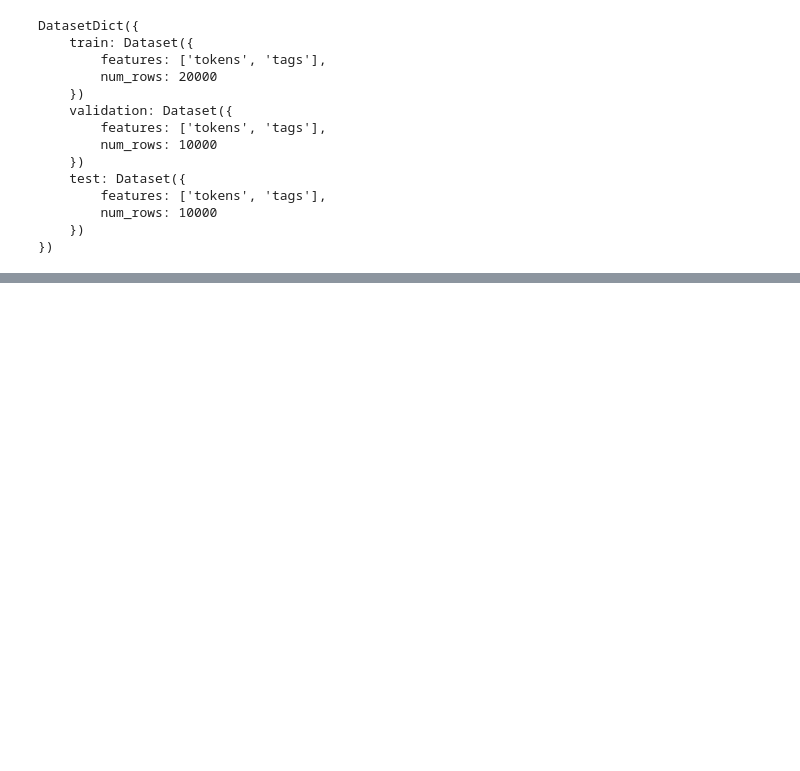
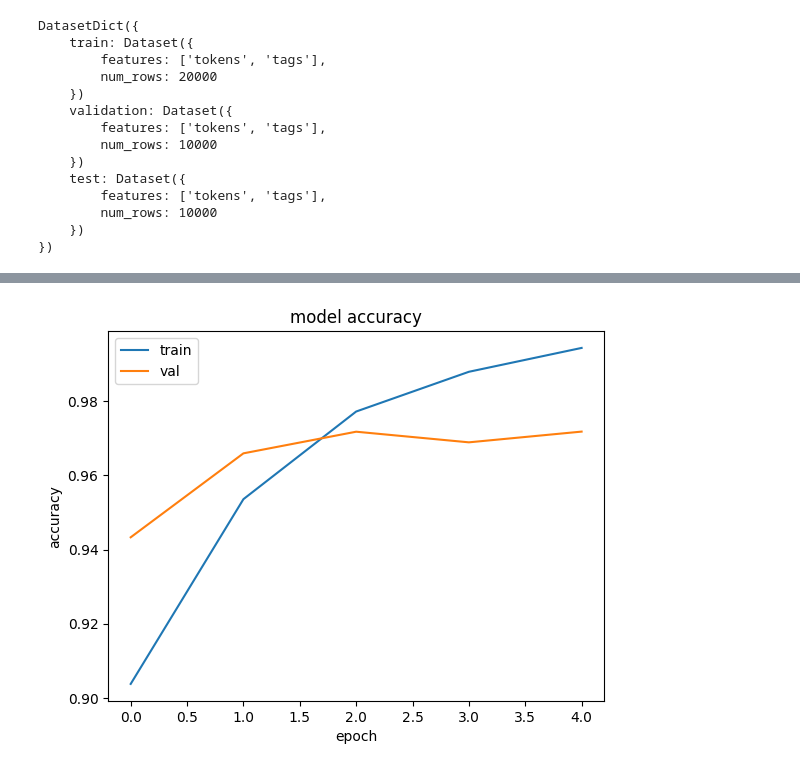
Before and after one commit to liminovna/HSE_NLP_ASSIGNMENTS, a Jupyter notebook: module3_7.ipynb, the cells around one changed output, grey strips where cells are left out. Saved outputs shown, nothing was run; the diff lists cells and outputs as text; code cells hidden in the pictures; blank space fills up the shorter version.

```diff
--- a/module3_7.ipynb
+++ b/module3_7.ipynb
@@ -514,0 +545,6 @@ DatasetDict({
+# %%
+MAX_LEN = max(len(x) for x in X)
+
+# паддинг
+X = keras.preprocessing.sequence.pad_sequences(X, maxlen=MAX_LEN, padding='post')
+X_test = keras.preprocessing.sequence.pad_sequences(X_test, maxlen=MAX_LEN, padding='post')
@@ -514,0 +563,5 @@ DatasetDict({
+# %%
+y = keras.preprocessing.sequence.pad_sequences(dataset['train']['tags'], value=7,
+                                                  maxlen=MAX_LEN,  padding='post')
+y_test = keras.preprocessing.sequence.pad_sequences(dataset['test']['tags'], value=7,
+                                                       maxlen=MAX_LEN,  padding='post')
@@ -514,0 +571,9 @@ DatasetDict({
+# %%
+def get_plot(f1s, f1s_eval):
+  plt.plot(f1s)
+  plt.plot(f1s_eval)
+  plt.title('model accuracy')
+  plt.ylabel('accuracy')
+  plt.xlabel('epoch')
+  plt.legend(['train', 'val'], loc='upper left')
+  plt.show()
@@ -514,0 +610,18 @@ DatasetDict({
+# %%
+inputs = keras.layers.Input(shape=(MAX_LEN,))
+embeddings = keras.layers.Embedding(input_dim=len(word2id), output_dim=100)(inputs)
+
+gru = keras.layers.GRU(128, return_sequences=True)(embeddings)
+lstm = keras.layers.LSTM(128, return_sequences=True)(gru)
+
+outputs = keras.layers.Dense(len(label2id), activation='softmax')(lstm)
+
+model = keras.Model(inputs=inputs, outputs=outputs)
+model.compile(optimizer='adam',
+              loss='sparse_categorical_crossentropy',
+             metrics=['accuracy'])
+
+model.fit(X, y,
+          validation_data=(X_test, y_test),
+          batch_size=128,
+         epochs=5)
@@ -514,0 +640,7 @@ DatasetDict({
+# %%
+f1s = model.history.history['accuracy']
+f1s_eval = model.history.history['val_accuracy']
+
+get_plot(f1s, f1s_eval)
+# %% [output]
+[figure, added]
```
Also changed, not shown: parts of 25 cells of this notebook.
